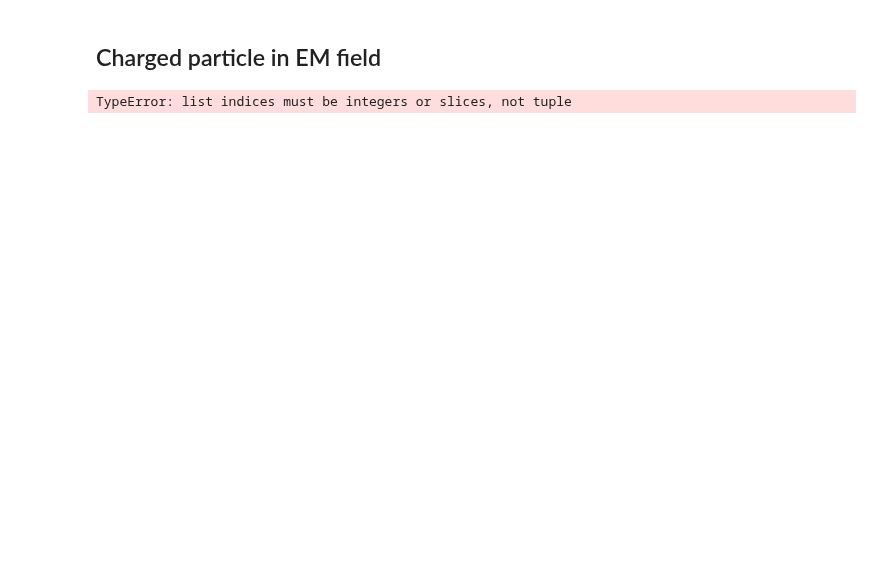
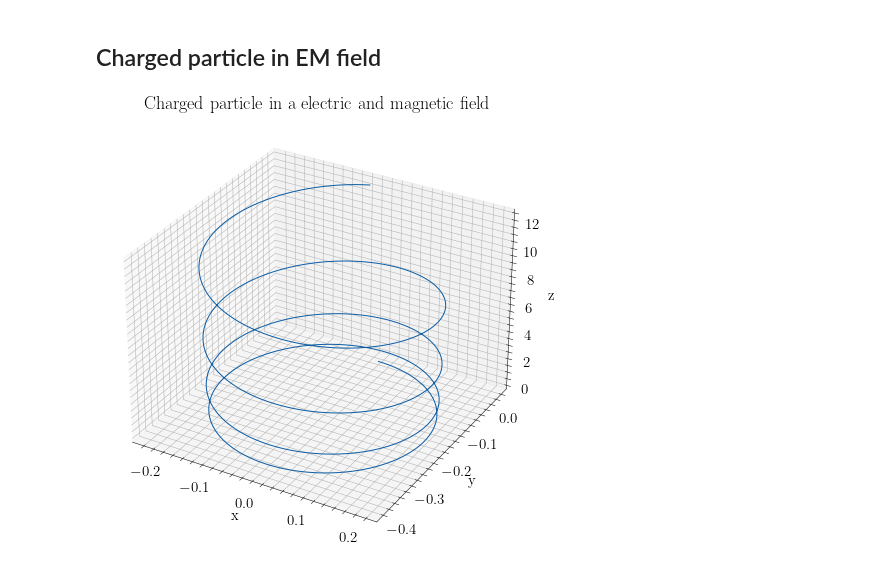
Before and after one commit to franklinzppa/fisica-computacional, a Jupyter notebook: week2.ipynb, the cells around one changed output. Cells and saved outputs as stored; diff of their text form; code cells hidden in the pictures; blank space fills up the shorter version.

Commit message:
particle in Cm field

```diff
--- a/week2.ipynb
+++ b/week2.ipynb
@@ -254,8 +303,8 @@ plt.show()
 # %% [markdown]
 ## Charged particle in EM field
 # %%
-dt = 0.01
-t = np.arange(0, 1.0 + dt, dt)
+dt = 0.001
+t = np.arange(0, 5.0 + dt, dt)
 N = len(t)
 
 r = np.zeros((3, N))
@@ -265,7 +314,7 @@ rx0 = 0.0
 ry0 = 0.0
 rz0 = 0.0
 
-vx0 = 0.0
+vx0 = 1.0
 vy0 = 0.0
 vz0 = 0.0
 
@@ -277,43 +326,50 @@ v[0,0] = vx0
 v[1,0] = vy0
 v[2,0] = vz0
 
+def E_field(r):
+    Ex = 0.0
+    Ey = 0.0
+    Ez = 1.0
+    return [Ex, Ey, Ez]
 
 
-def E_field(r, t):
-    Ex = 0.0
-    Ey = 10.0
-    Ez = 0.0
-    return [Ex, Ey, Ez]
+def B_field(r):
+    Bx = 0.0
+    By = 0.0
+    Bz = 5.0
+    return [Bx, By, Bz]
 
-def B_field():
-    return
+def f_lorentz(r, v):
+    q_m = 1.0
 
-def f_lorentz(ri, vi, E, ti):
-    rxi, ryi, rzi = ri
-    vxi, vyi, vzi = vi
-    q_m = 1.0/1.0
+    f_mag_x = v[1]*B_field(r)[2] - v[2]*B_field(r)[1]
+    f_mag_y = v[2]*B_field(r)[0] - v[0]*B_field(r)[2]
+    f_mag_z = v[0]*B_field(r)[1] - v[1]*B_field(r)[0]
 
-    fx = q_m*E[0, ti]
-    fy = q_m*E[1, ti]
-    fz = q_m*E[2, ti]
-
+    fx = q_m*(E_field(r)[0] + f_mag_x)
+    fy = q_m*(E_field(r)[1] + f_mag_y)
+    fz = q_m*(E_field(r)[2] + f_mag_z)
     return [fx, fy, fz]
 
+N = len(t)
+for i in range(N-1):
+    # Solving velocities
+    v[0, i+1] = v[0, i] + f_lorentz(r[:,i], v[:,i])[0]*dt
+    v[1, i+1] = v[1, i] + f_lorentz(r[:,i], v[:,i])[1]*dt
+    v[2, i+1] = v[2, i] + f_lorentz(r[:,i], v[:,i])[2]*dt
 
-def solver_ode(f, r, v, t, dt):
-    N = len(t)
-    for i in range(N-1):
-        # Solving velocities
-        v[0, i+1] = v[0, i] + f(r[:,i], v[:,i], E_field(r[:, i], t[i]), t[i])[0]*dt
-        v[1, i+1] = v[1, i] + f(r[:,i], v[:,i], E_field(r[:, i], t[i]), t[i])[1]*dt
-        v[2, i+1] = v[2, i] + f(r[:,i], v[:,i], E_field(r[:, i], t[i]), t[i])[2]*dt
-
-        # Solving positions
-        r[0, i+1] = r[0, i] + v[0, i+1]*dt
-        r[1, i+1] = r[1, i] + v[1, i+1]*dt
-        r[2, i+1] = r[2, i] + v[2, i+1]*dt
-    return r, v
-
-r, v = solver_ode(f_lorentz, r, v, t, dt)
+    # Solving positions
+    r[0, i+1] = r[0, i] + v[0, i+1]*dt
+    r[1, i+1] = r[1, i] + v[1, i+1]*dt
+    r[2, i+1] = r[2, i] + v[2, i+1]*dt
-# %% [output]
-TypeError: list indices must be integers or slices, not tuple
+# %%
+fig = plt.figure(figsize=(8,8))
+ax = plt.axes(projection="3d")
+ax.plot3D(r[0,:], r[1,:], r[2,:])
+ax.set_xlabel('x')
+ax.set_ylabel('y')
+ax.set_zlabel('z')
+ax.set_title('Charged particle in a electric and magnetic field')
+plt.show()
+# %% [output]
+[figure, added]
```
Also changed, not shown: parts of 5 cells of this notebook.
